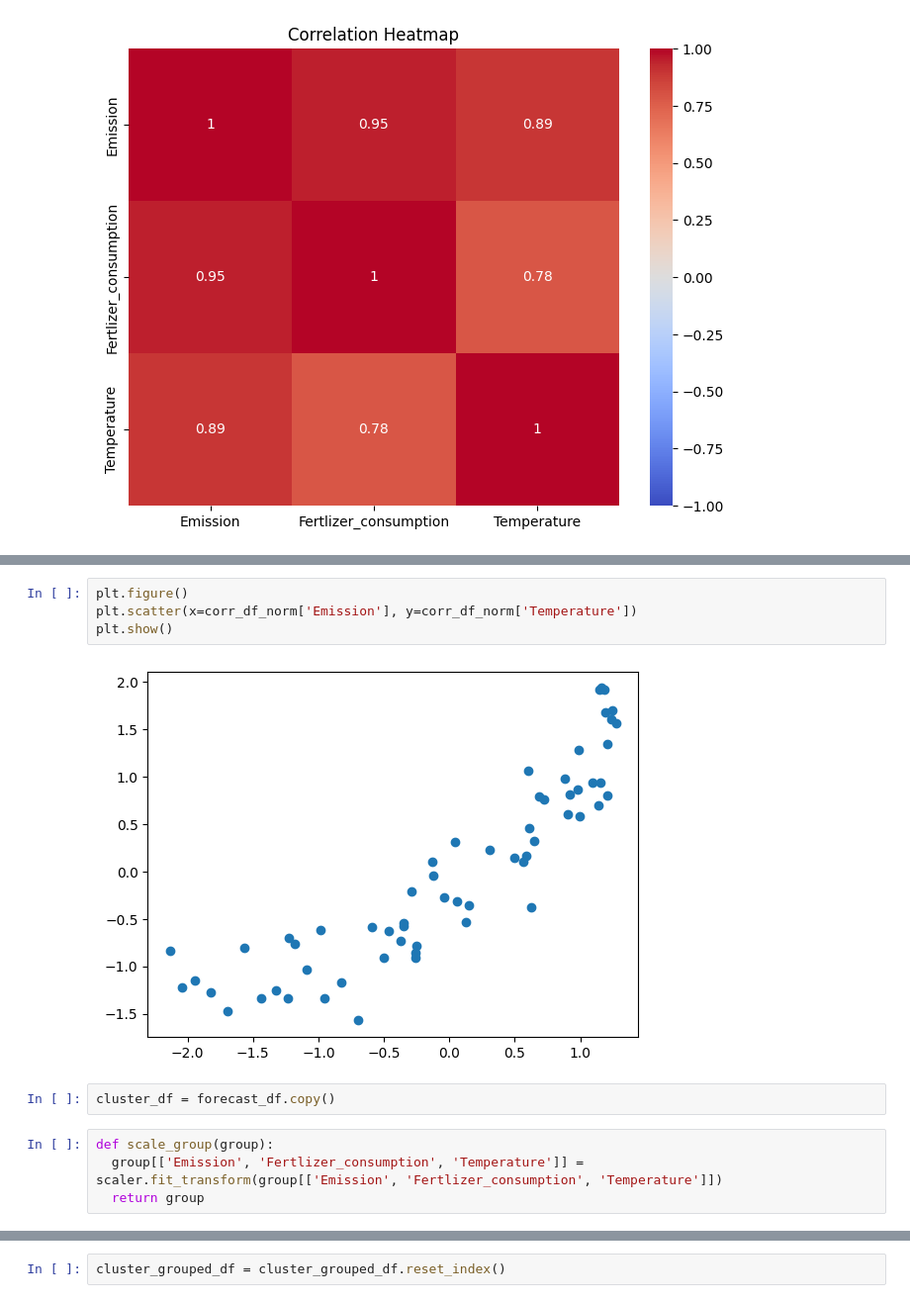
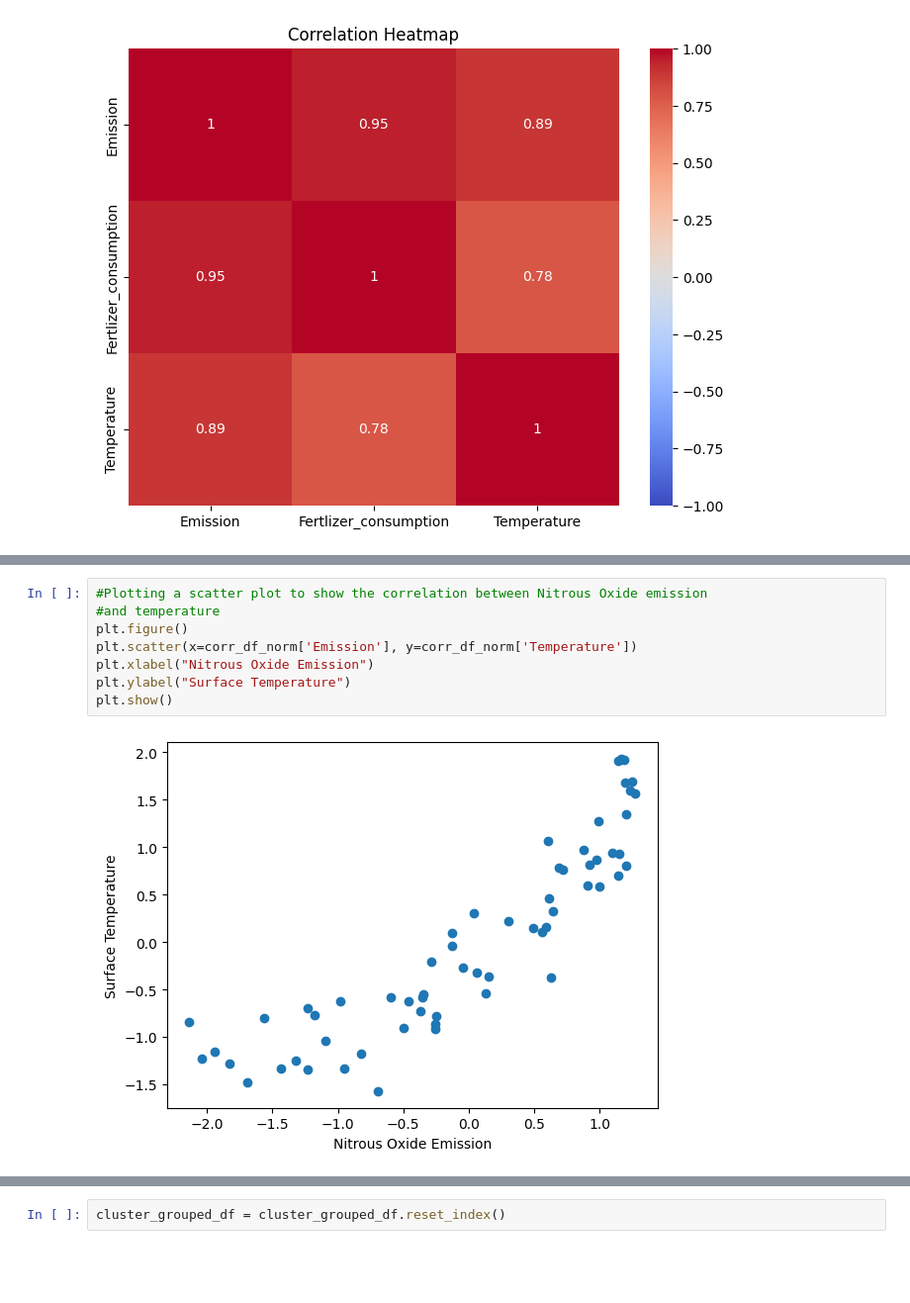
Before and after one commit to MuhammedThariq/Data-Science-Final-Project, a Jupyter notebook: Exploratory_data_analysis.ipynb, the cells around one changed output, grey strips where cells are left out. Shown at 99% size. Cells and saved outputs as stored; diff of their text form; blank space fills up the shorter version.

```diff
--- a/Exploratory_data_analysis.ipynb
+++ b/Exploratory_data_analysis.ipynb
@@ -134,12 +124,10 @@ plt.show()
 # %%
+#Plotting a scatter plot to show the correlation between Nitrous Oxide emission
+#and temperature
 plt.figure()
 plt.scatter(x=corr_df_norm['Emission'], y=corr_df_norm['Temperature'])
+plt.xlabel("Nitrous Oxide Emission")
+plt.ylabel("Surface Temperature")
 plt.show()
 # %% [output]
-[figure, old version]
+[figure, new version]
-# %%
-cluster_df = forecast_df.copy()
-# %%
-def scale_group(group):
-  group[['Emission', 'Fertlizer_consumption', 'Temperature']] = scaler.fit_transform(group[['Emission', 'Fertlizer_consumption', 'Temperature']])
-  return group
```
Also changed, not shown: parts of 32 cells of this notebook.
